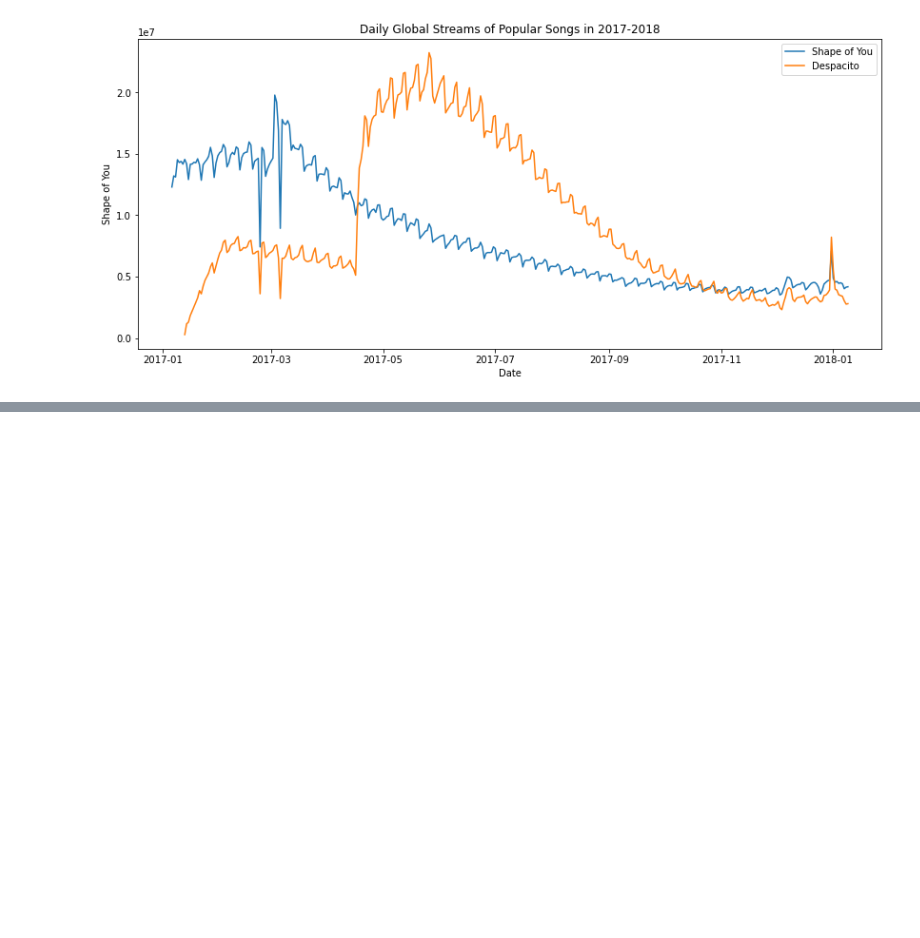
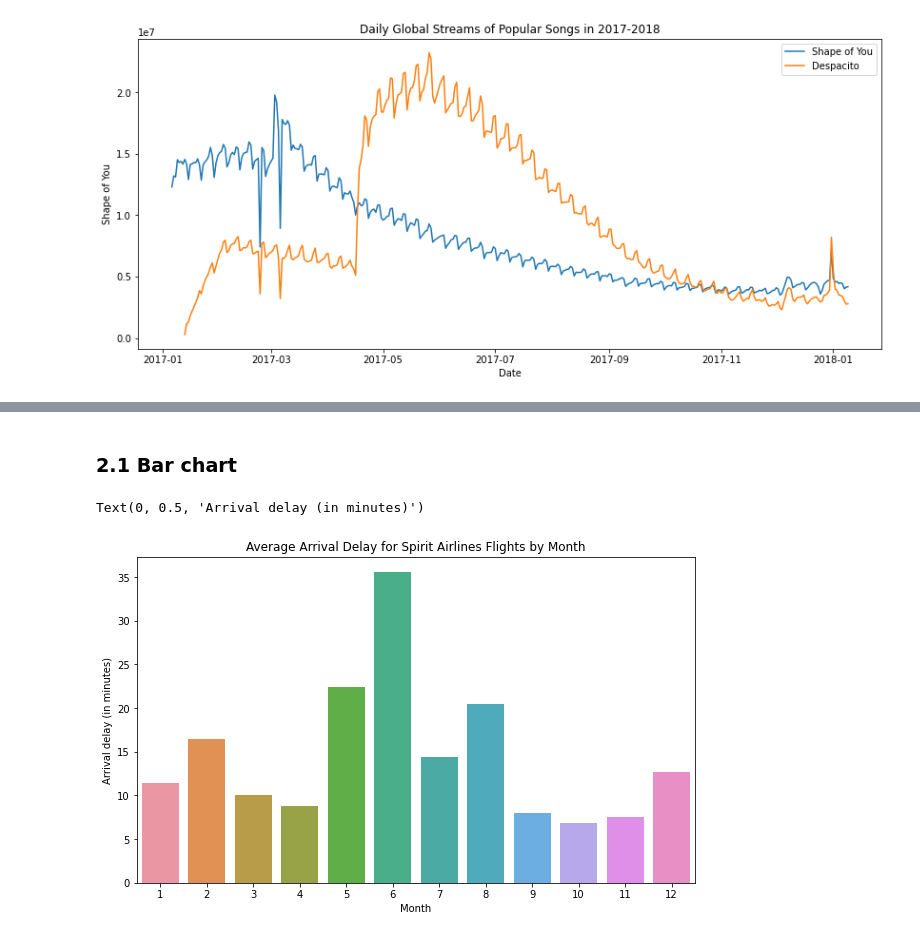
Before and after one commit to avillalbacantero/tutorials, a Jupyter notebook: DataVisualization/Seaborn/DataViz_Seaborn_Kaggle.ipynb, the cells around one changed output, grey strips where cells are left out. Saved outputs shown, nothing was run; the diff lists cells and outputs as text; code cells hidden in the pictures; blank space fills up the shorter version.

Commit message:
Add Data Viz with Seaborn material (Kaggle Learn)

```diff
--- a/DataVisualization/Seaborn/DataViz_Seaborn_Kaggle.ipynb
+++ b/DataVisualization/Seaborn/DataViz_Seaborn_Kaggle.ipynb
@@ -102,0 +105,4 @@ Text(0.5, 0, 'Date')
+# %%
+# Load the dataset
+flight_filepath = os.path.join(data_path, "flight_delays.csv")
+flight_data = pd.read_csv(flight_filepath, index_col="Month")
@@ -102,0 +127,11 @@ Text(0.5, 0, 'Date')
+# %% [markdown]
+### 2.1 Bar chart
+# %%
+# Let's create a bar chart for the NK airline delays by month
+plt.figure(figsize=(10, 6))
+plt.title("Average Arrival Delay for Spirit Airlines Flights by Month")
+sns.barplot(x=flight_data.index, y=flight_data["NK"])
+plt.ylabel("Arrival delay (in minutes)")
+# %% [output]
+Text(0, 0.5, 'Arrival delay (in minutes)')
+[figure, added]
```
Also changed, not shown: parts of 34 cells of this notebook, 6 other files.
